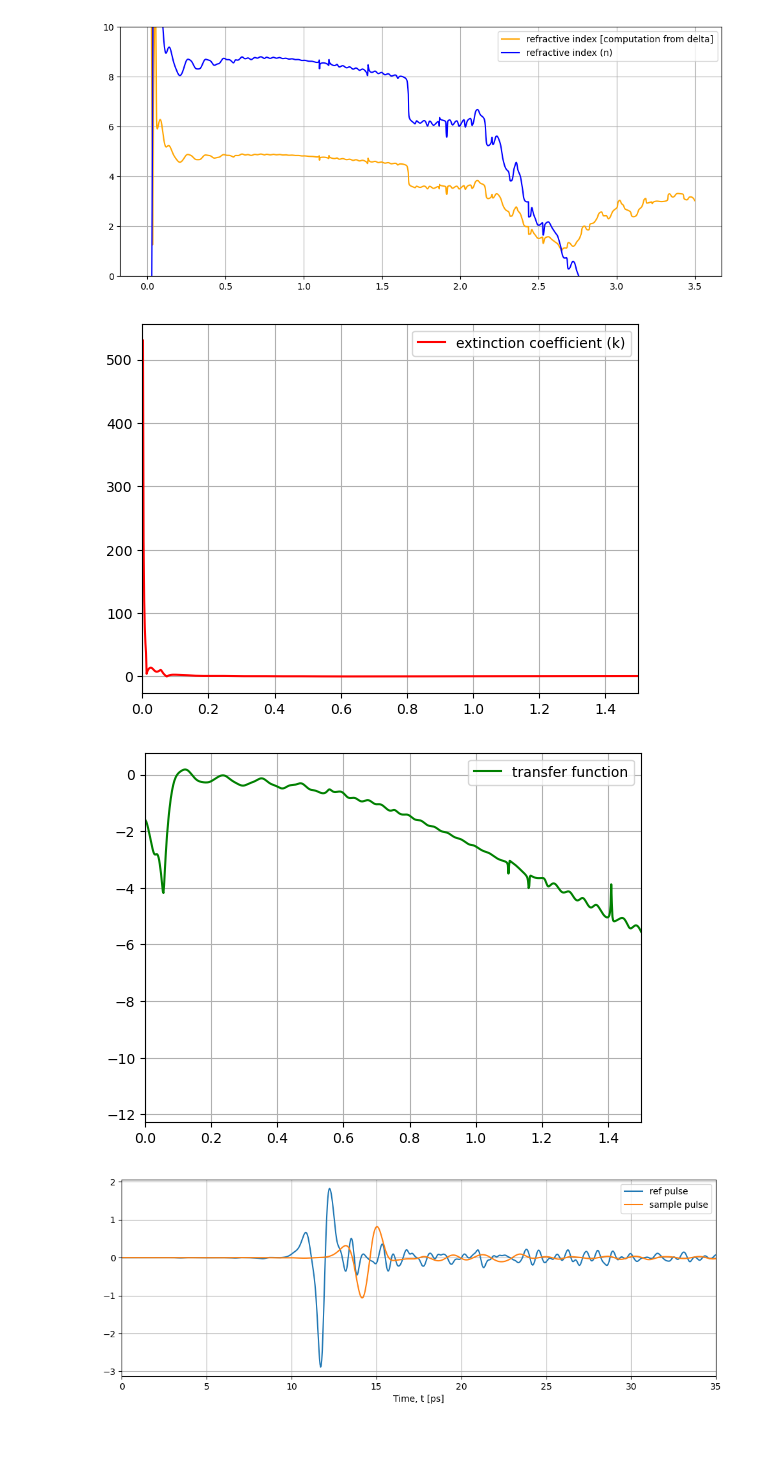
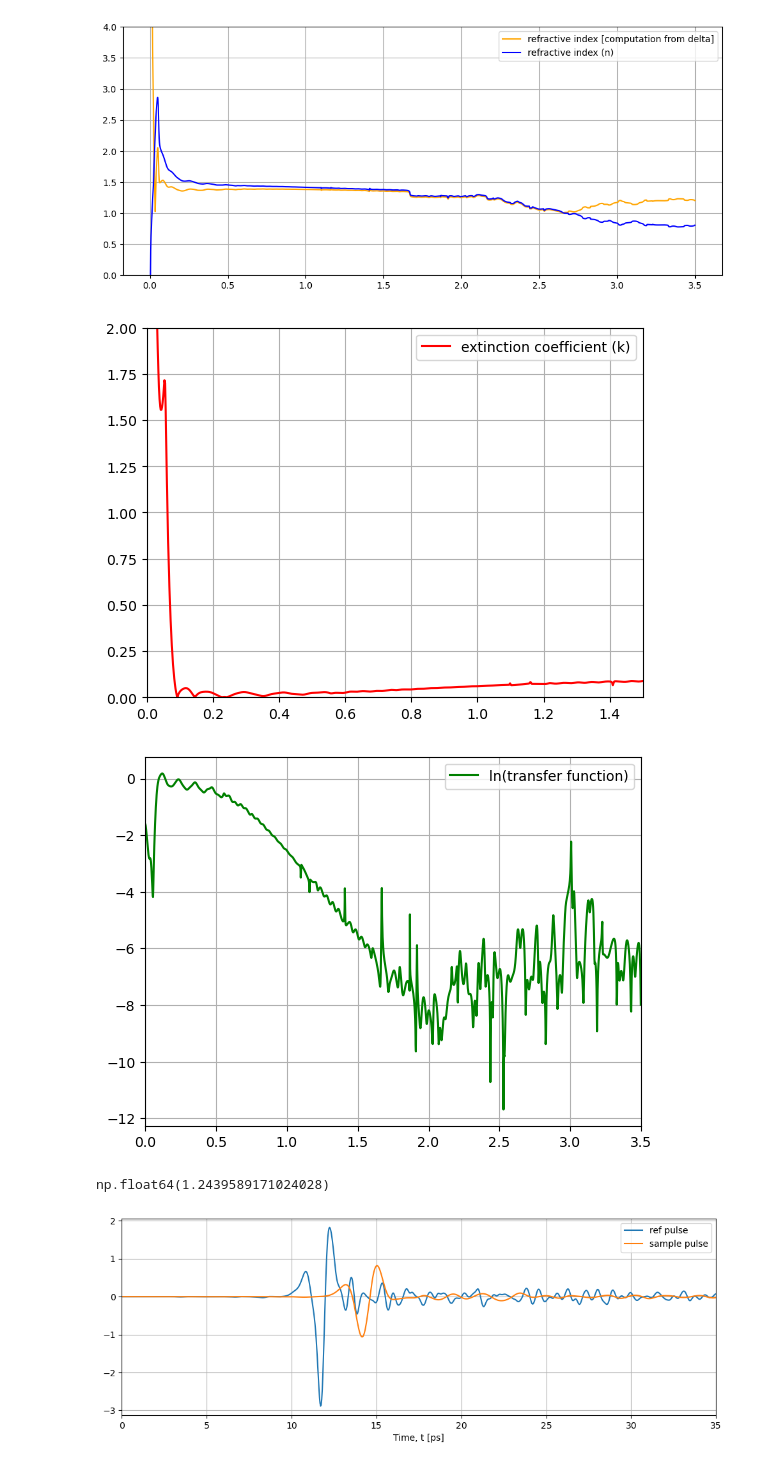
Before and after one commit to Loriginale2000/TerahertzProject, a Jupyter notebook: TheoTHzTDS/THz-TDS/Transfer Matrix Method/THz_Test_glass_slide.ipynb, the cells around one changed output. Drawn from its saved outputs; the diff is of its cells as text; code cells hidden in the pictures; blank space fills up the shorter version.

```diff
--- a/TheoTHzTDS/THz-TDS/Transfer Matrix Method/THz_Test_glass_slide.ipynb
+++ b/TheoTHzTDS/THz-TDS/Transfer Matrix Method/THz_Test_glass_slide.ipynb
@@ -5,10 +5,10 @@ import matplotlib.pyplot as plt
 
 
 # INSERT REFERENCE DATA
-reference_pulse = np.loadtxt(r"D:\TerahertzProject\TheoTHzTDS\THz-TDS\Transfer Matrix Method\data\Ref2.txt",dtype=float)
+reference_pulse = np.loadtxt(r"C:\miniconda_projects\repository\TerahertzProject\TheoTHzTDS\THz-TDS\Transfer Matrix Method\data\Ref2.txt",dtype=float)
 
 # INSERT SAMPLE DATA
-sample_pulse_black_2mm = np.loadtxt(r"D:\TerahertzProject\TheoTHzTDS\THz-TDS\Transfer Matrix Method\data\glass_slide.txt",dtype=float)
+sample_pulse_black_2mm = np.loadtxt(r"C:\miniconda_projects\repository\TerahertzProject\TheoTHzTDS\THz-TDS\Transfer Matrix Method\data\glass_slide.txt",dtype=float)
 
 t1= reference_pulse[:,0] + 733.8  # ADJUISTING THE AXIS
 amp1 = reference_pulse[:,1]
@@ -52,6 +52,7 @@ plt.figure(figsize=(12, 5))
 plt.subplot(1,2,1)
 plt.plot(frequency*1e-12,np.abs(reference_fft))
 plt.xlim(0,4)
+plt.yscale('log')
 plt.xlabel('Frequency [THz]')
 plt.ylabel('FFT Amplitude [a.u.]')
 plt.title('Reference THz Frequency-Domain Signal (FFT)')
@@ -59,6 +60,7 @@ plt.grid()
 plt.subplot(1,2,2)
 plt.plot(frequency*1e-12,np.abs(sample_fft), color='darkorange')
 plt.xlim(0,4)
+plt.yscale('log')
 plt.xlabel('Frequency [THz]')
 plt.ylabel('FFT Amplitude [a.u.]')
 plt.title('Sample THz Frequency-Domain Signal (FFT)')
@@ -81,7 +83,7 @@ point_in_time_ref = t1[amp1.argmax()]
 max_sample_signal = np.max(amp2)
 point_in_time_sample = t2[amp2.argmax()]
 
-dt = np.abs(  (point_in_time_sample) -  (point_in_time_ref) ) #time delay in ps
+dt =   (point_in_time_sample) -  (point_in_time_ref)  #time delay in ps
 print("Time delay (ps): ", dt)
 
 
@@ -89,7 +91,7 @@ print("Time delay (ps): ", dt)
 
 frequency[frequency == 0] = 1e-12  # Replace zeros with a small value to avoid division by zero
 c = 3e8 #speed of light in m/s
-d = 0.2e-3 #thickness of sample in m
+d = 2e-3 #thickness of sample in m
 n_0 = 1  # Refractive index of air
 
 navg = 1 + (c * dt*1e-12) / d
@@ -101,6 +103,7 @@ print("Average refractive index: ", navg)
 transfer_signal = sample_fft / reference_fft
 transfer_phase = np.angle(transfer_signal)
 tphase_unwrapped = np.unwrap(transfer_phase)
+tphase_unwrapped -= tphase_unwrapped[0]-0.5*np.pi
 ln_transfer = np.log(np.abs(transfer_signal) + 1e-12) + 1j * tphase_unwrapped
 
 
@@ -136,7 +139,7 @@ n_1 = 1.4 + 0.05j
 n_ = []
 
 for i, f in enumerate(frequency, 0):
-    ln_exp = ln_transfer[i] + 1j * tphase_unwrapped[i]
+    ln_exp = np.log(np.abs(transfer_signal[i])) + 1j * tphase_unwrapped[i]
     n_values = new_raph( n_1 ,ln_exp, f,  iterations=50, tol=1e-10)
     n_.append(n_values)
 
@@ -151,7 +154,7 @@ plt.figure(figsize=(12,5))
 plt.plot(frequency*1e-12, refractive, label='Refractive Index [computation from delta]', color='orange')
 plt.plot(frequency*1e-12, (n_.real), label='Refractive Index (n)', color='blue')
 #plt.xlim(xmax = 1.5, xmin = 0)
-plt.ylim(ymin=0, ymax=10)
+plt.ylim(ymin=0, ymax=4)
 plt.legend(["refractive index [computation from delta]", "refractive index (n)"])
 plt.grid(True)
 plt.show()
@@ -159,14 +162,17 @@ plt.show()
 
 plt.plot(frequency*1e-12, np.abs(n_.imag), label='Extinction Coefficient (k)', color='red')
 plt.xlim(xmax = 1.5, xmin = 0)
+plt.ylim(ymin=0,ymax=2)
 plt.legend(["extinction coefficient (k)"])
 plt.grid(True)
 plt.show()
 
 plt.plot(frequency*1e-12, np.log(np.abs(transfer_signal)), label='Transfer Function Amplitude', color='green')
-plt.xlim(xmax = 1.5, xmin = 0)
-plt.legend(["transfer function"])
+plt.xlim(xmax = 3.5, xmin = 0)
+plt.legend(["ln(transfer function)"])
 plt.grid(True)
 plt.show()
+
+np.mean(n_.real)
 # %% [output]
 Time delay (ps):  2.8044217699999763
@@ -174,6 +180,7 @@ Average refractive index:  5.206632654999964
-[figure, old version]
+[figure, new version]
-[figure, old version]
+[figure, new version]
-[figure, old version]
+[figure, new version]
+np.float64(1.2439589171024028)
 # %%
 import torch
 from Matrix_methods.BayesianExtractor import BayesianLayeredExtractor
```
Also changed, not shown: parts of 6 cells of this notebook, 14 other files.
